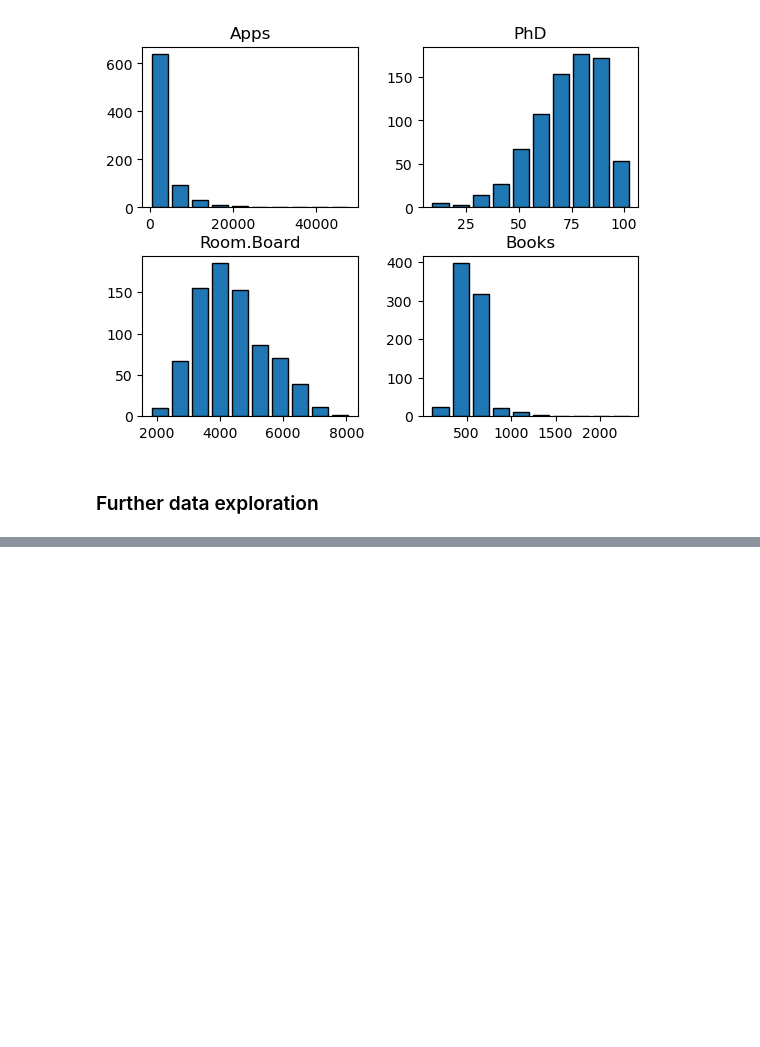
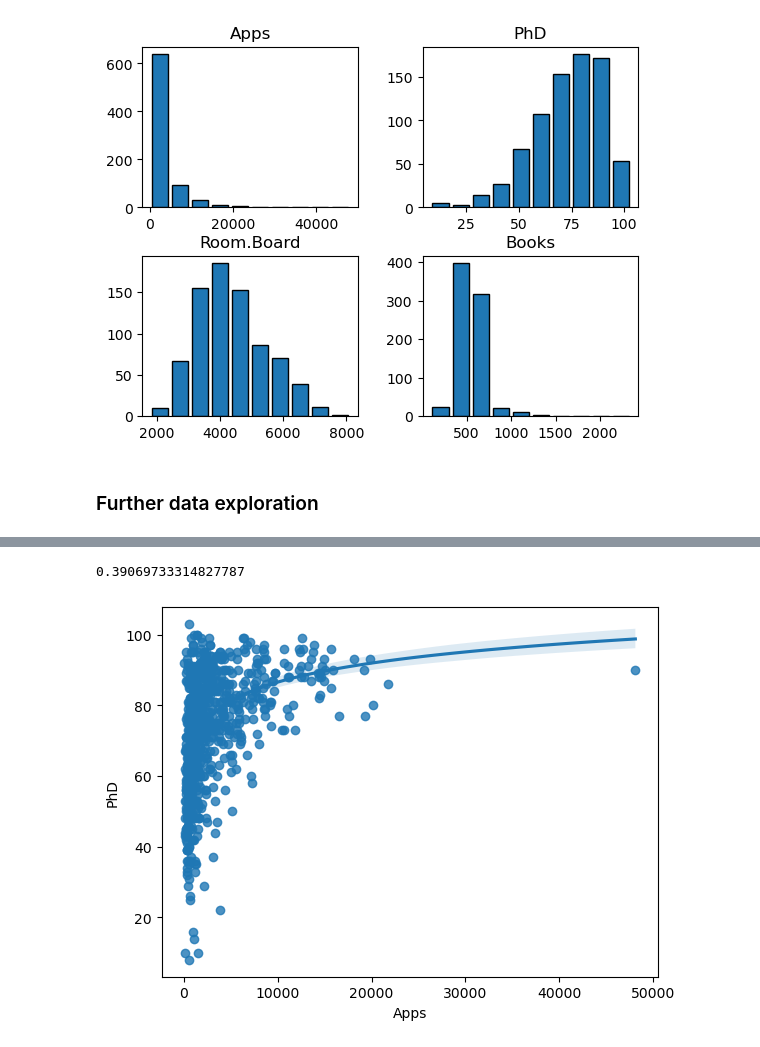
Before and after one commit to KatjaParak/Databehandling-Katsiaryna-Parakhnevich, a Jupyter notebook: Labs/Lab1.ipynb, the cells around one changed output, grey strips where cells are left out. Cells and saved outputs as stored; diff of their text form; code cells hidden in the pictures; blank space fills up the shorter version.

```diff
--- a/Labs/Lab1.ipynb
+++ b/Labs/Lab1.ipynb
@@ -128,0 +136,6 @@ plt.show()
+# %%
+sns.regplot(data=college, x='Apps',y='PhD',logx=True)
+college['Apps'].corr(college['PhD'])
+# %% [output]
+0.39069733314827787
+[figure, added]
```
Also changed, not shown: parts of 3 cells of this notebook.
